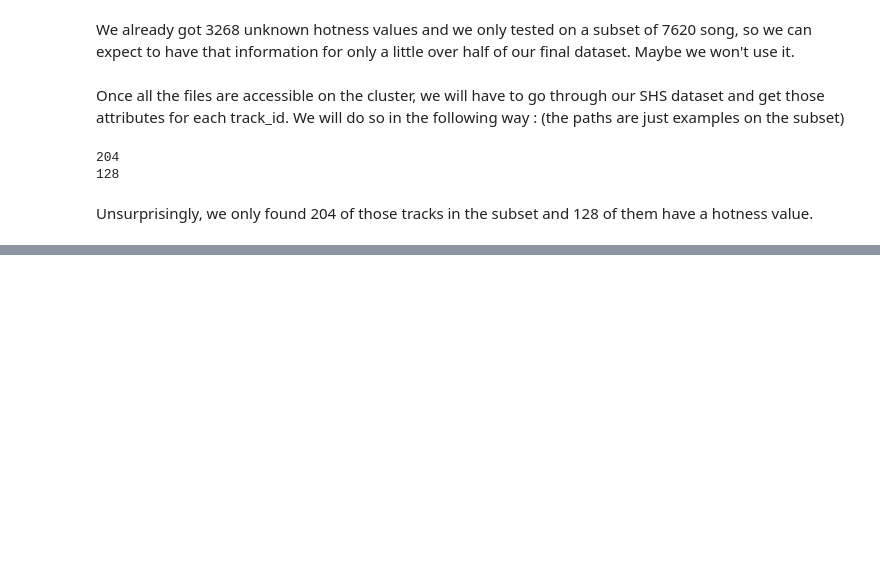
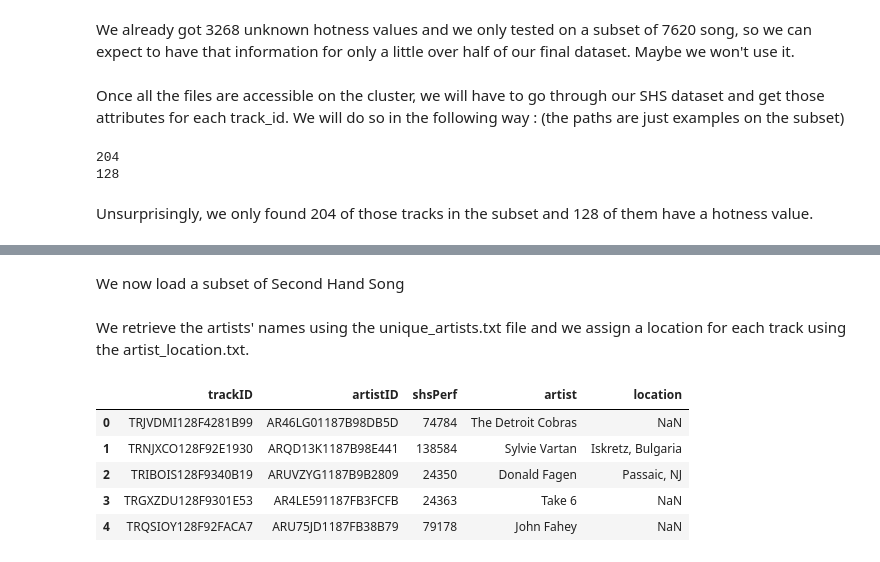
Before and after one commit to padesplaces/ada2017, a Jupyter notebook: project/Project Notebook.ipynb, the cells around one changed output, grey strips where cells are left out. Saved outputs shown, nothing was run; the diff lists cells and outputs as text; code cells hidden in the pictures; blank space fills up the shorter version.

```diff
--- a/project/Project Notebook.ipynb
+++ b/project/Project Notebook.ipynb
@@ -397,0 +396,6 @@ Unsurprisingly, we only found 204 of those tracks in the subset and 128 of them
+# %%
+#Load Additional files
+#unique_artists=pd.read_csv('data/AdditionalFiles/unique_artists.txt',delimiter='<SEP>',engine='python',header=None,index_col=0,names=['artistID','artistMID','randomTrack','name'])
+unique_artists=pd.read_csv('data/AdditionalFiles/unique_artists.txt',delimiter='<SEP>',engine='python',header=None,index_col=0,names=['artistID','artistMID','randomTrack','name'])
+artist_location=pd.read_csv('data/AdditionalFiles/artist_location.txt',delimiter='<SEP>',engine='python',header=None,index_col=0,names=['artistID','lat','long','name','location'])
+artist_location.head()
@@ -397,0 +410,40 @@ Unsurprisingly, we only found 204 of those tracks in the subset and 128 of them
+# %% [markdown]
+We now load a subset of Second Hand Song
+# %%
+def read_shs_files(pathToFile):
+    f = open(pathToFile)
+    s = StringIO()
+    cur_ID = None
+    for ln in f:
+        if not ln.strip():
+                continue
+        if ln.startswith('%'):
+                cur_ID = ln.replace('\n','<SEP>',1)
+                continue
+        if cur_ID is None:
+                print ('NO ID found')
+                sys.exit(1)
+        s.write(cur_ID + ln)
+    s.seek(0)
+    df = pd.read_csv(s,delimiter='<SEP>',engine='python',header=None,names=['shsID','trackID','artistID','shsPerf'])
+    return df[['trackID', 'artistID', 'shsPerf']]
+# %% [markdown]
+We retrieve the artists' names using the unique_artists.txt file and we assign a location for each track using the artist_location.txt.
+# %%
+def get_location(x) :
+    if x in artist_location.index:
+        return artist_location.get_value(x, 'location')
+    else :
+        return np.nan
+
+data=read_shs_files('data/SHS_testset.txt')
+data['artist'] = data['artistID'].map(lambda x : unique_artists.get_value(x, 'name'))
+data['location'] = data['artistID'].map(lambda x : get_location(x))
+data.head()
+# %% [output]
+|  | trackID | artistID | shsPerf | artist | location |
+| 0 | TRJVDMI128F4281B99 | AR46LG01187B98DB5D | 74784 | The Detroit Cobras | NaN |
+| 1 | TRNJXCO128F92E1930 | ARQD13K1187B98E441 | 138584 | Sylvie Vartan | Iskretz, Bulgaria |
+| 2 | TRIBOIS128F9340B19 | ARUVZYG1187B9B2809 | 24350 | Donald Fagen | Passaic, NJ |
+| 3 | TRGXZDU128F9301E53 | AR4LE591187FB3FCFB | 24363 | Take 6 | NaN |
+| 4 | TRQSIOY128F92FACA7 | ARU75JD1187FB38B79 | 79178 | John Fahey | NaN |
```
Also changed, not shown: parts of 22 cells of this notebook, 2 other files.
